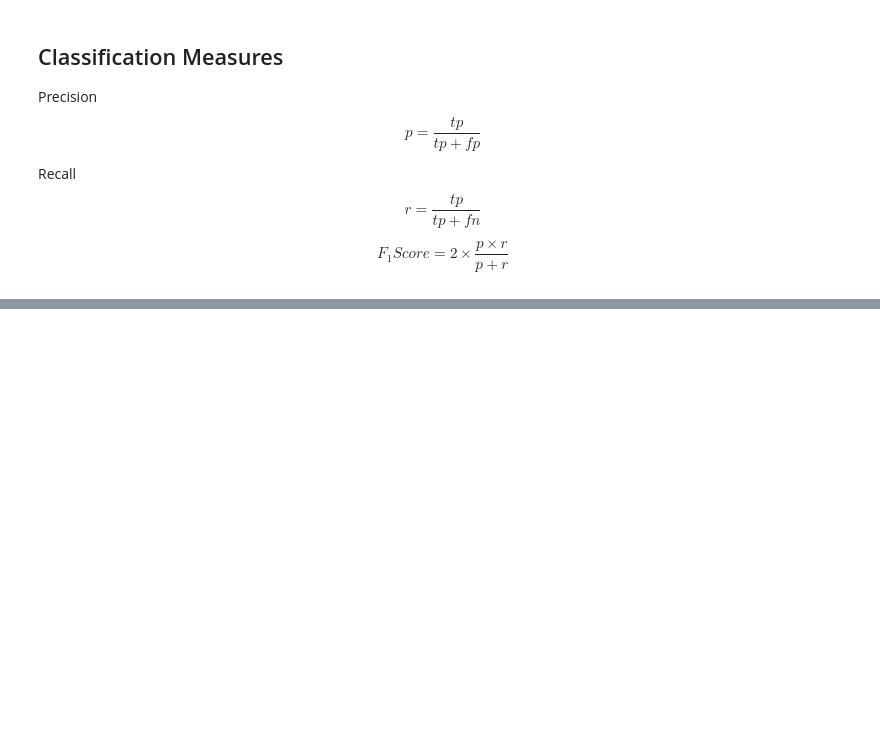
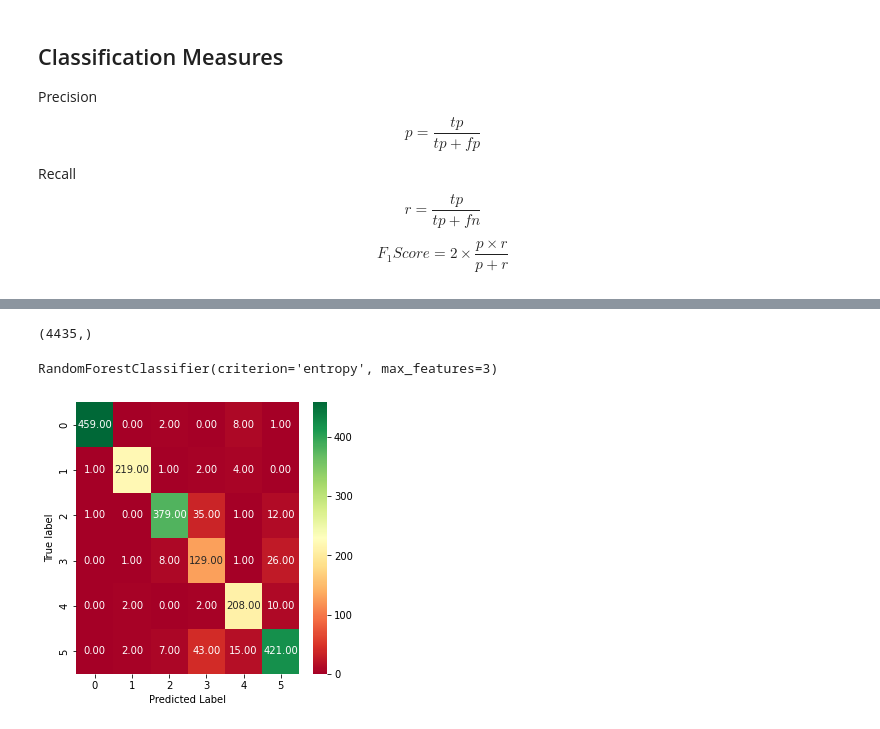
Before and after one commit to r2klabs/MachineLearningExamples, a Jupyter notebook: RandomForest.ipynb, the cells around one changed output, grey strips where cells are left out. Cells and saved outputs as stored; diff of their text form; code cells hidden in the pictures; blank space fills up the shorter version.

```diff
--- a/RandomForest.ipynb
+++ b/RandomForest.ipynb
@@ -72,0 +86,16 @@ weighted avg       0.80      0.80      0.80      2800
+# %%
+np.ravel(y_train).shape
+# %% [output]
+(4435,)
+# %%
+clf = RandomForestClassifier(criterion='entropy',
+                            max_features=3)
+clf.fit(X_train,np.ravel(y_train))
+# %% [output]
+RandomForestClassifier(criterion='entropy', max_features=3)
+# %%
+y_pred = clf.predict(X_test)
+# %%
+plot_cm(y_pred, y_test)
+# %% [output]
+[figure, added]
```
Also changed, not shown: parts of 10 cells of this notebook, 1 other file.
